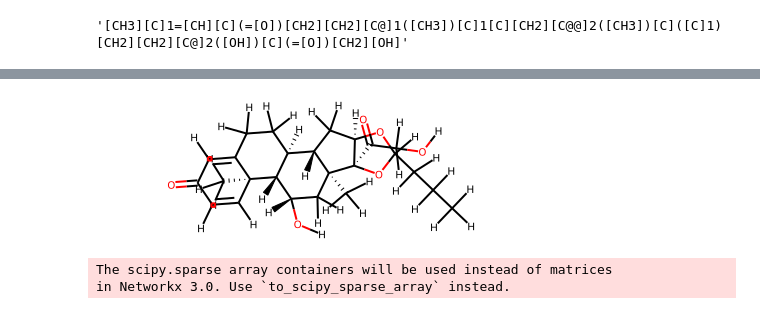
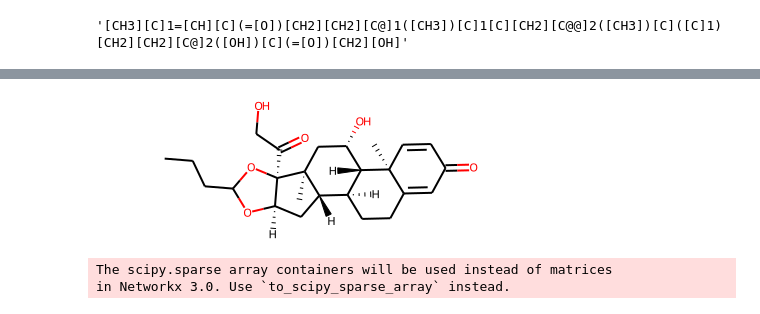
Before and after one commit to warner121/wizepair2, a Jupyter notebook: notebooks/dev-nx.ipynb, the cells around one changed output, grey strips where cells are left out. Drawn from its saved outputs; the diff is of its cells as text; code cells hidden in the pictures.

```diff
--- a/notebooks/dev-nx.ipynb
+++ b/notebooks/dev-nx.ipynb
@@ -685,10 +662,10 @@ rxn
 # %%
 reactant = Chem.AddHs(Chem.MolFromSmiles(mmp._smiles1))
 products = rxn.RunReactants((reactant,))
-# %%
-products[0][0]
-# %% [output]
-[figure, removed]
+# %%
+Chem.MolFromSmiles(Chem.MolToSmiles(products[0][0]))
+# %% [output]
+[figure, added]
 # %%
 import scipy.io as sio
 m = nx.to_scipy_sparse_matrix(mmp._graph)
```
Also changed, not shown: parts of 6 cells of this notebook, 5 other files.
